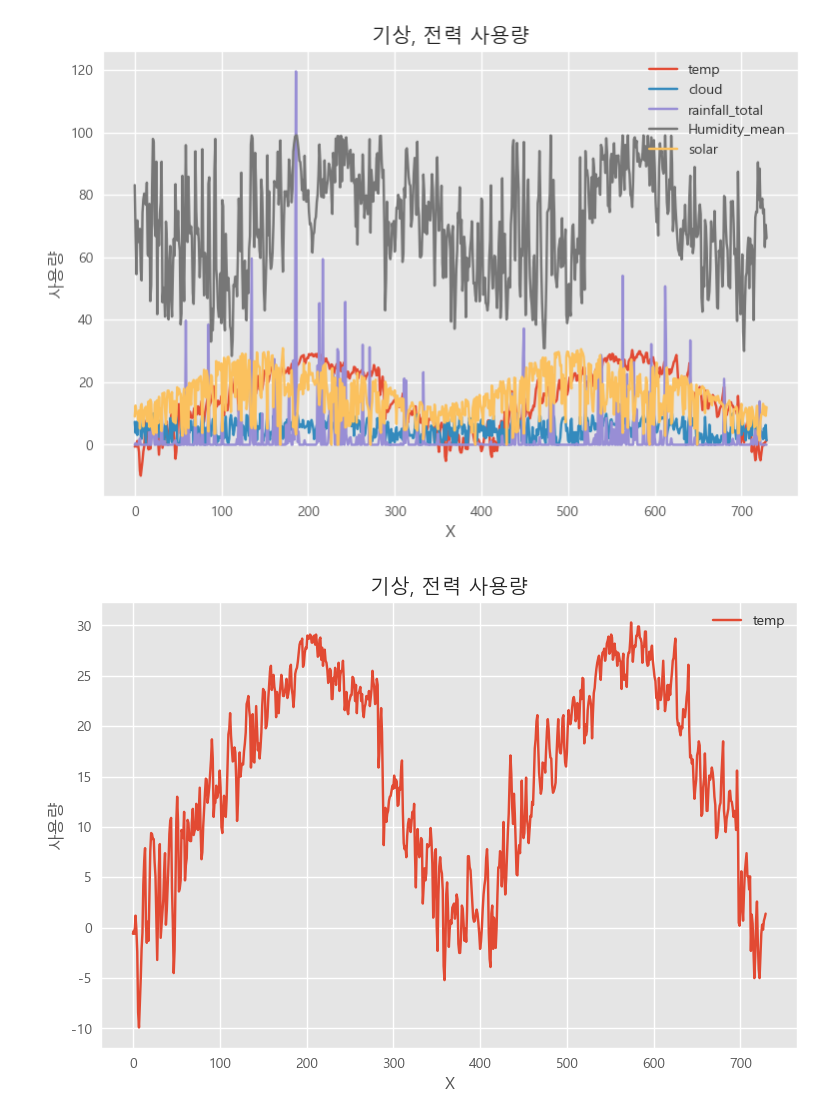
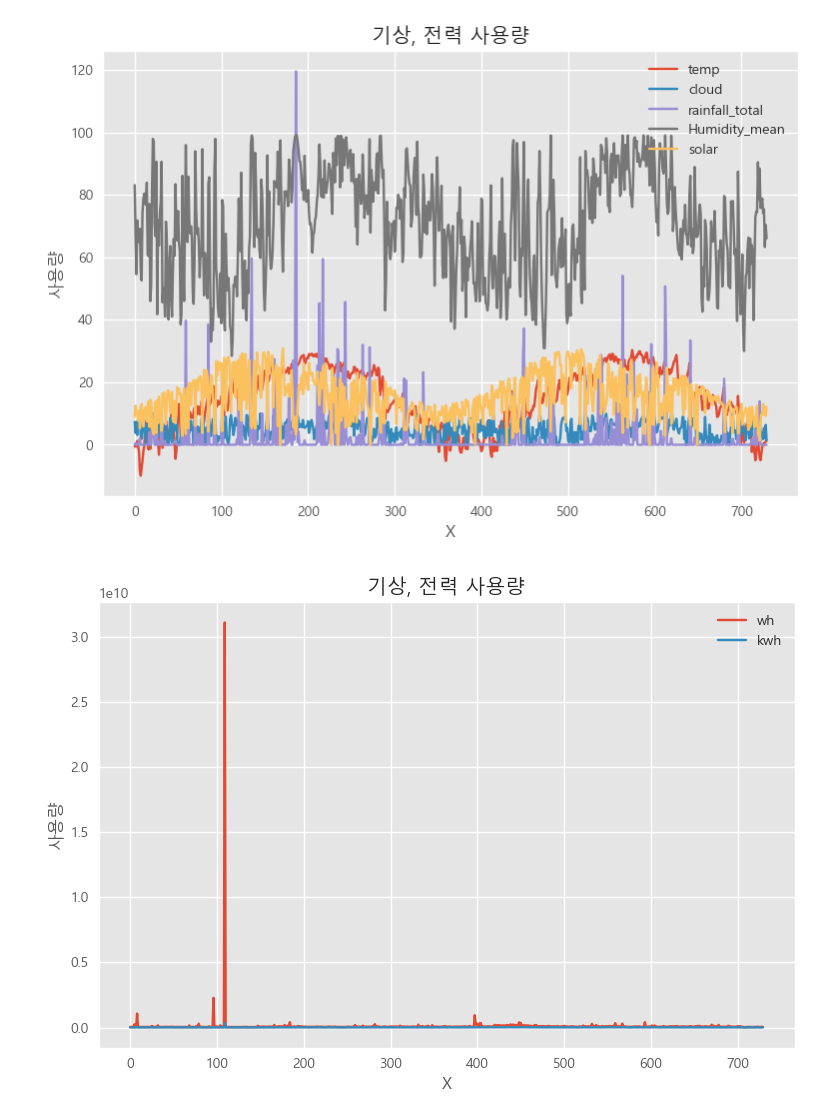
Before and after one commit to ThatHomr/Project_3, a Jupyter notebook: psj_reference/visual_pv3.ipynb, the cells around one changed output. Cells and saved outputs as stored; diff of their text form; code cells hidden in the pictures.

```diff
--- a/psj_reference/visual_pv3.ipynb
+++ b/psj_reference/visual_pv3.ipynb
@@ -12,8 +12,8 @@ import platform
 # 정규식
 import re
 # %%
-df = pd.read_csv('usage_by_weather.csv')
-df.drop(columns = ['Unnamed: 0.1', 'Unnamed: 0'])
+df = pd.read_csv('usage_by_weather2.csv')
+df.drop(columns = ['Unnamed: 0'])
 # %% [output]
 |  | year | month | day | temp | cloud | rainfall_total | Humidity_mean | solar | customer | ... |
 | 0 | 2021 | 1 | 1 | -0.6 | 7.3 | 0.0 | 83.1 | 9.00 | 783260 | ... |
@@ -55,4 +64,4 @@ df['demand_max(Wh)'].min()
 # %%
-df = df.drop(columns = ['Unnamed: 0.1', 'Unnamed: 0'])
+df = df.drop(columns = ['Unnamed: 0'])
 df.columns
 # %% [output]
@@ -360,3 +383,31 @@ df_test
 | 728 | 2022 | 12 | 30 | 1.0 | 6.3 | 0.0 | 70.4 | 9.25 | 805066 | ... |
 | 729 | 2022 | 12 | 31 | 1.4 | 1.4 | 0.0 | 66.1 | 12.02 | 805564 | ... |
 730 rows × 11 columns
+# %%
+# Assuming you have a DataFrame called 'data_frame'
+# Replace 'column_1', 'column_2', and 'column_3' with the names of your columns
+columns = ['temp', 'cloud', 'rainfall_total',
+       'Humidity_mean', 'solar', ]
+
+# Set the style for the plot
+plt.style.use('ggplot')
+
+# Create the line graph with different colors for each column
+for column in columns:
+    plt.plot(df[column], label=column)
+
+# Set labels for the x and y axes
+plt.xlabel('X')
+# plt.yticks(range(99991210,1076574227,60000000), rotation = 90)
+# plt.xticks(range(10000000,1076574227,100000), rotation = 90)
+# plt.ylabel('사용량', rotation = 90)
+plt.ylabel('')
+
+# Add a legend
+plt.legend()
+
+# Set a title for the graph
+plt.title('기상, 전력 사용량')
+
+# Show the graph
+plt.show()
@@ -364,7 +417,7 @@ df_test
 # Assuming you have a DataFrame called 'data_frame'
 # Replace 'column_1', 'column_2', and 'column_3' with the names of your columns
 columns = ['temp', 'cloud', 'rainfall_total',
-       'Humidity_mean', 'solar', ]
+       'Humidity_mean', 'solar']
 
 # Set the style for the plot
 plt.style.use('ggplot')
@@ -393,29 +446,29 @@ plt.show()
 # %%
 # Assuming you have a DataFrame called 'data_frame'
 # Replace 'column_1', 'column_2', and 'column_3' with the names of your columns
-columns = ['temp']
+columns = ['wh', 'kwh']
 
 # Set the style for the plot
 plt.style.use('ggplot')
 
 # Create the line graph with different colors for each column
 for column in columns:
     plt.plot(df[column], label=column)
 
 # Set labels for the x and y axes
 plt.xlabel('X')
 # plt.yticks(range(99991210,1076574227,60000000), rotation = 90)
 # plt.xticks(range(10000000,1076574227,100000), rotation = 90)
 # plt.ylabel('사용량', rotation = 90)
 plt.ylabel('사용량')
 
 # Add a legend
 plt.legend()
 
 # Set a title for the graph
 plt.title('기상, 전력 사용량')
 
 # Show the graph
 plt.show()
 # %% [output]
-[figure, old version]
+[figure, new version]
```
Also changed, not shown: parts of 26 cells of this notebook, 3 other files.
